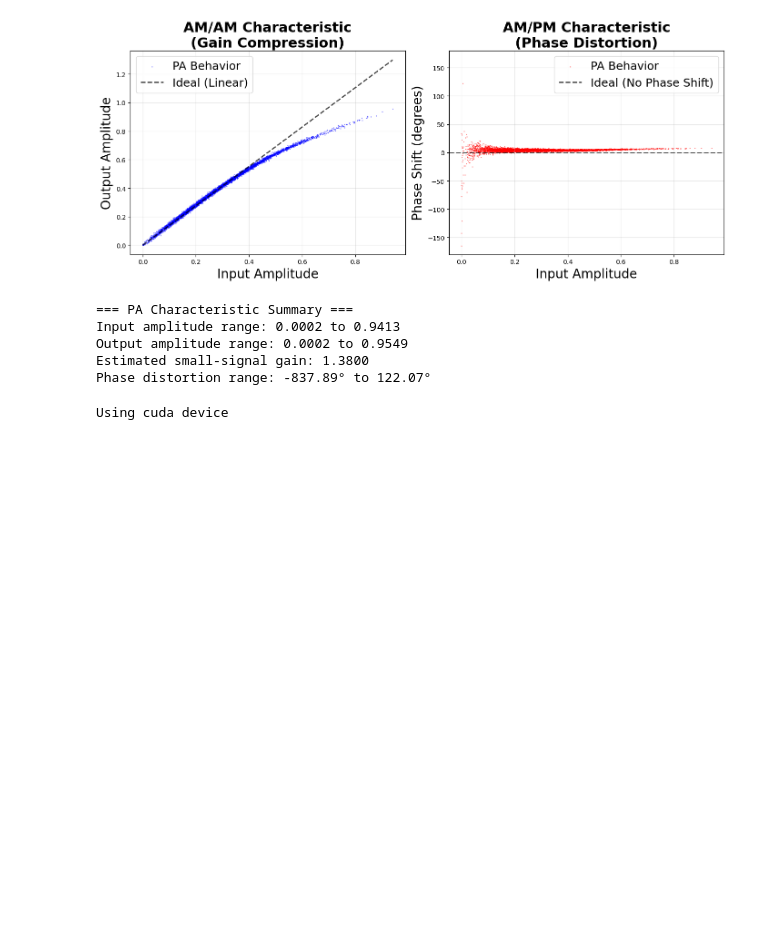
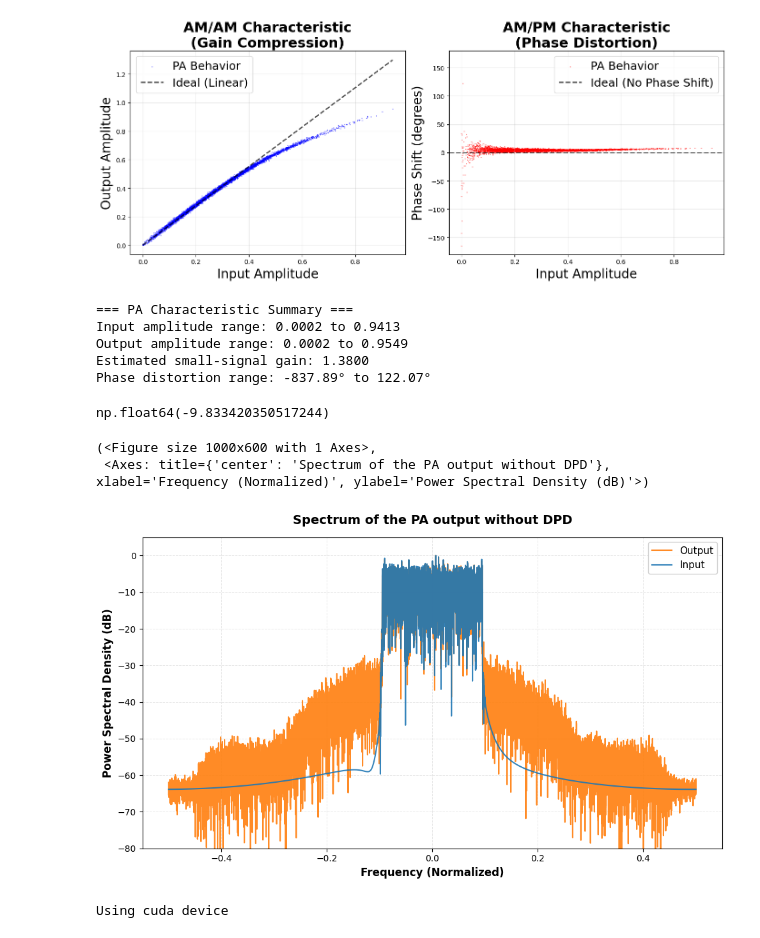
Before and after one commit to aquigney/sparseDPD, a Jupyter notebook: thesis_plots.ipynb, the cells around one changed output. Saved outputs shown, nothing was run; the diff lists cells and outputs as text; code cells hidden in the pictures; blank space fills up the shorter version.

```diff
--- a/thesis_plots.ipynb
+++ b/thesis_plots.ipynb
@@ -1,5 +1,5 @@
 # %%
-from sparseDPD import DataManager
+from sparseDPD import DataManager, Datapath
 
 
 simpleDataManager = DataManager(
@@ -11,6 +11,7 @@ simpleDataManager = DataManager(
 
 
 simpleDataManager.plot_pa_characteristics()
+simpleDataManager.test_dataset.calculate_nmse()
 # %% [output]
 [figure]
 === PA Characteristic Summary ===
@@ -18,6 +19,20 @@ Input amplitude range: 0.0002 to 0.9413
 Output amplitude range: 0.0002 to 0.9549
 Estimated small-signal gain: 1.3800
 Phase distortion range: -837.89° to 122.07°
+np.float64(-9.833420350517244)
+# %%
+# Plot the spectrum with no DPD
+data = simpleDataManager.test_dataset
+data.plot_spectrum(
+    title='Spectrum of the PA output without DPD',
+    show_plot=False,
+    num_points=10000,
+    plot_input=True
+)
+# %% [output]
+(<Figure size 1000x600 with 1 Axes>,
+ <Axes: title={'center': 'Spectrum of the PA output without DPD'}, xlabel='Frequency (Normalized)', ylabel='Power Spectral Density (dB)'>)
+[figure, added]
 # %%
 import numpy as np
 import matplotlib.pyplot as plt
```
Also changed, not shown: parts of 3 cells of this notebook, 1 other file.
